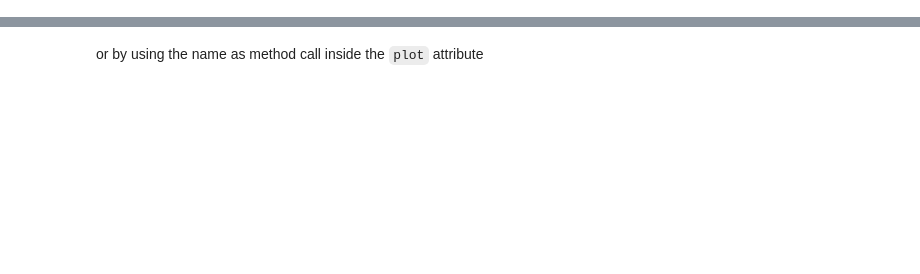
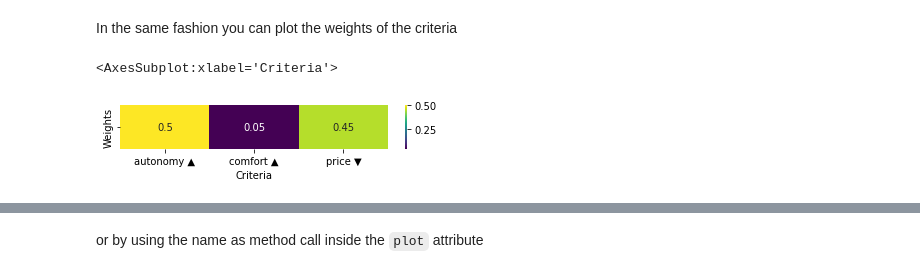
Before and after one commit to quatrope/scikit-criteria, a Jupyter notebook: docs/source/tutorial/quickstart.ipynb, the cells around one changed output, grey strips where cells are left out. Saved outputs shown, nothing was run; the diff lists cells and outputs as text; code cells hidden in the pictures; blank space fills up the shorter version.

```diff
--- a/docs/source/tutorial/quickstart.ipynb
+++ b/docs/source/tutorial/quickstart.ipynb
@@ -141,0 +160,7 @@ data.plot("box");
+# %% [markdown]
+In the same fashion you can plot the weights of the criteria
+# %%
+dm.plot.wheatmap()
+# %% [output]
+<AxesSubplot:xlabel='Criteria'>
+[figure, added]
```
Also changed, not shown: parts of 68 cells of this notebook, 2 other files.
